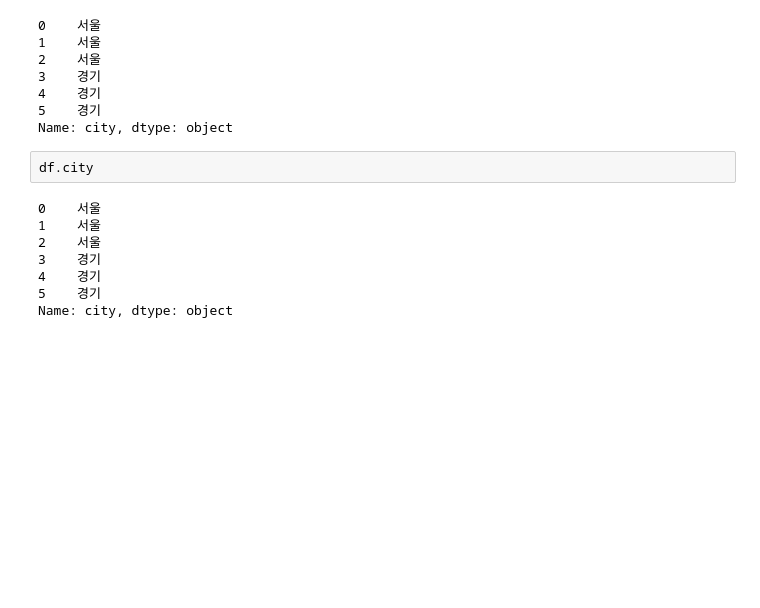
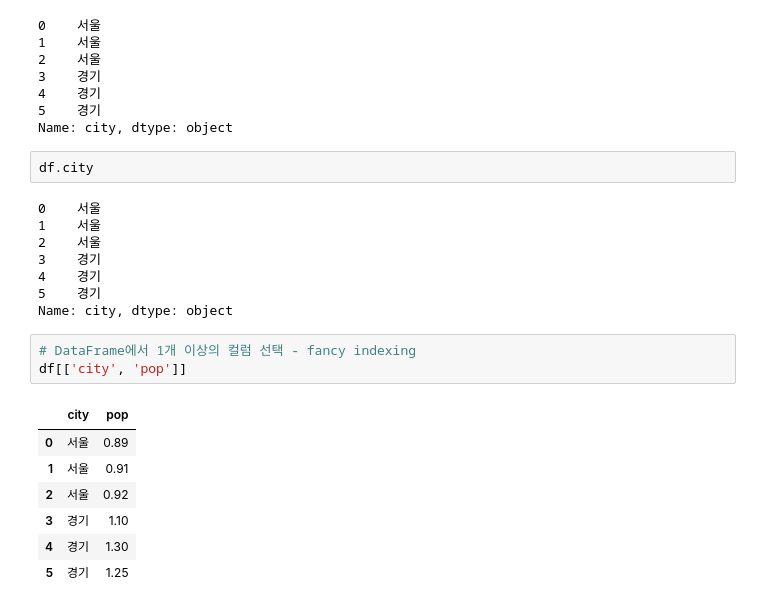
Before and after one commit to sejinseo/Itwill_Python, a Jupyter notebook: py19_pandas.ipynb, the cells around one changed output. Saved outputs shown, nothing was run; the diff lists cells and outputs as text; blank space fills up the shorter version.

```diff
--- a/py19_pandas.ipynb
+++ b/py19_pandas.ipynb
@@ -308,3 +308,14 @@ df.city
 4    경기
 5    경기
 Name: city, dtype: object
+# %%
+# DataFrame에서 1개 이상의 컬럼 선택 - fancy indexing
+df[['city', 'pop']]
+# %% [output]
+|  | city | pop |
+| 0 | 서울 | 0.89 |
+| 1 | 서울 | 0.91 |
+| 2 | 서울 | 0.92 |
+| 3 | 경기 | 1.10 |
+| 4 | 경기 | 1.30 |
+| 5 | 경기 | 1.25 |
```
Also changed, not shown: parts of 25 cells of this notebook.
